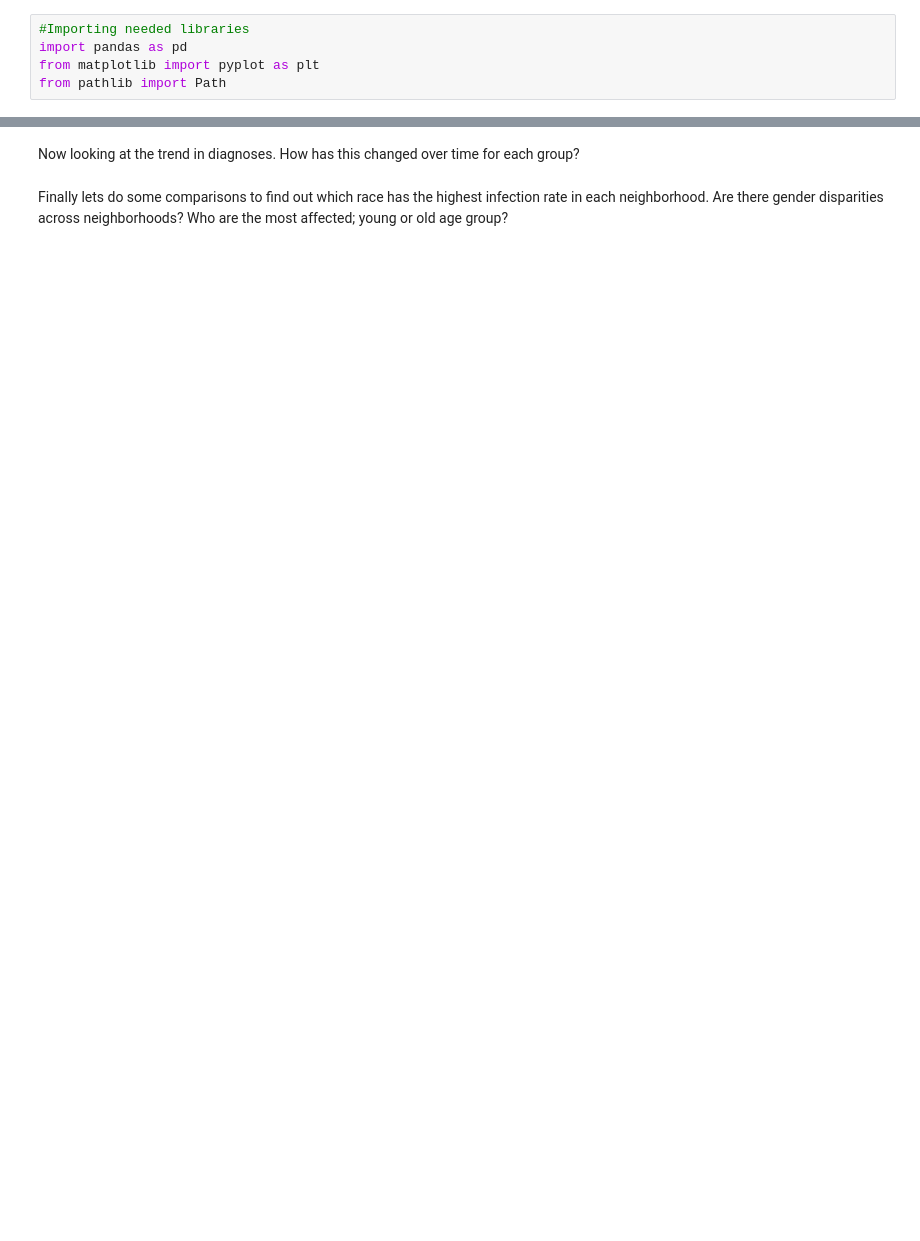
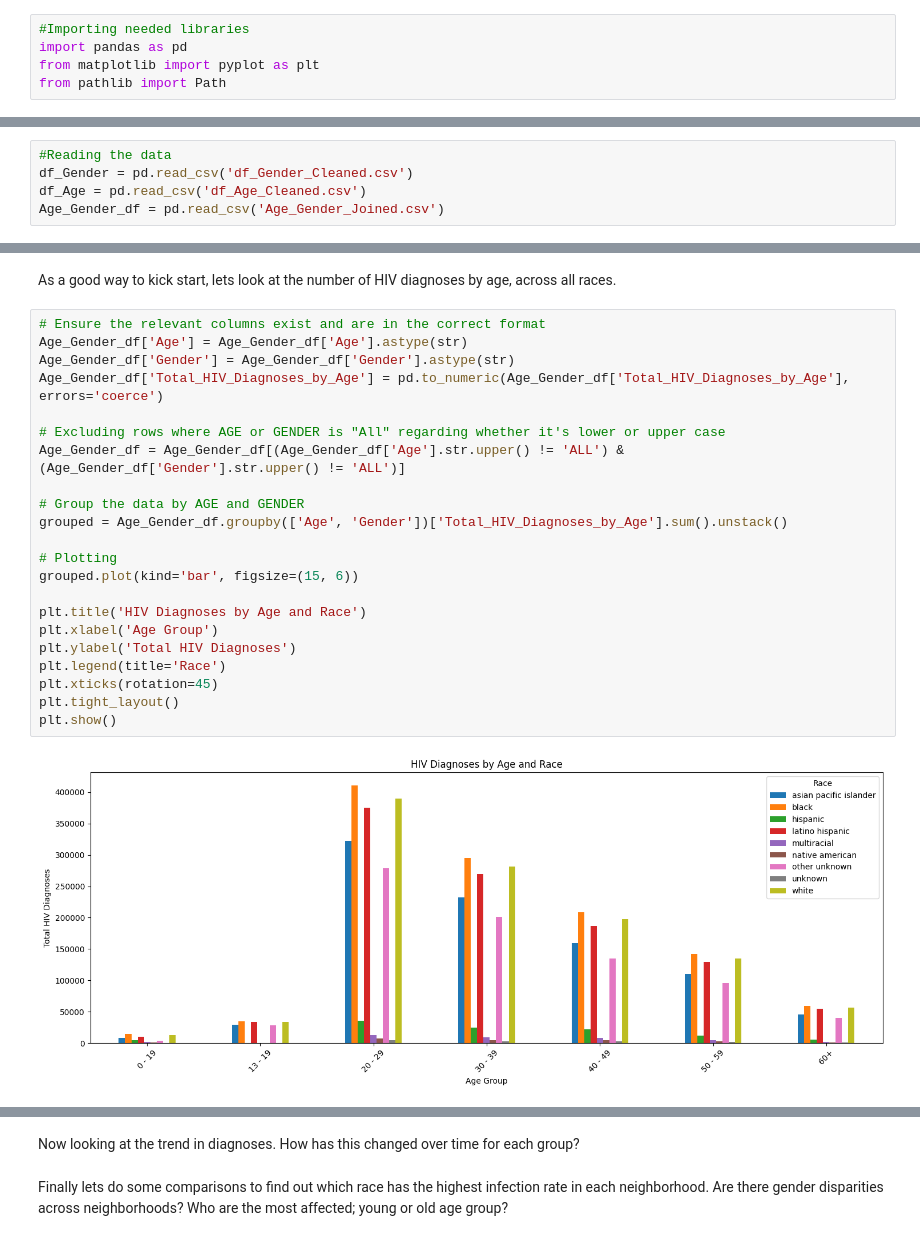
Before and after one commit to Victoire03/HIV_and_AIDS_Infections_in_New_York_City, a Jupyter notebook: Data_vizualization.ipynb, the cells around one changed output, grey strips where cells are left out. Saved outputs shown, nothing was run; the diff lists cells and outputs as text; blank space fills up the shorter version.

```diff
--- a/Data_vizualization.ipynb
+++ b/Data_vizualization.ipynb
@@ -11,0 +10,5 @@ Lets start by finding the total cases by race, age group, sex, and neighborhood
+# %%
+#Reading the data
+df_Gender = pd.read_csv('df_Gender_Cleaned.csv')
+df_Age = pd.read_csv('df_Age_Cleaned.csv')
+Age_Gender_df = pd.read_csv('Age_Gender_Joined.csv')
@@ -11,0 +47,26 @@ Lets start by finding the total cases by race, age group, sex, and neighborhood
+# %% [markdown]
+As a good way to kick start, lets look at the number of HIV diagnoses by age, across all races.
+# %%
+# Ensure the relevant columns exist and are in the correct format
+Age_Gender_df['Age'] = Age_Gender_df['Age'].astype(str)
+Age_Gender_df['Gender'] = Age_Gender_df['Gender'].astype(str)
+Age_Gender_df['Total_HIV_Diagnoses_by_Age'] = pd.to_numeric(Age_Gender_df['Total_HIV_Diagnoses_by_Age'], errors='coerce')
+
+# Excluding rows where AGE or GENDER is "All" regarding whether it's lower or upper case
+Age_Gender_df = Age_Gender_df[(Age_Gender_df['Age'].str.upper() != 'ALL') & (Age_Gender_df['Gender'].str.upper() != 'ALL')]
+
+# Group the data by AGE and GENDER
+grouped = Age_Gender_df.groupby(['Age', 'Gender'])['Total_HIV_Diagnoses_by_Age'].sum().unstack()
+
+# Plotting
+grouped.plot(kind='bar', figsize=(15, 6))
+
+plt.title('HIV Diagnoses by Age and Race')
+plt.xlabel('Age Group')
+plt.ylabel('Total HIV Diagnoses')
+plt.legend(title='Race')
+plt.xticks(rotation=45)
+plt.tight_layout()
+plt.show()
+# %% [output]
+[figure, added]
```
Also changed, not shown: parts of 6 cells of this notebook.
